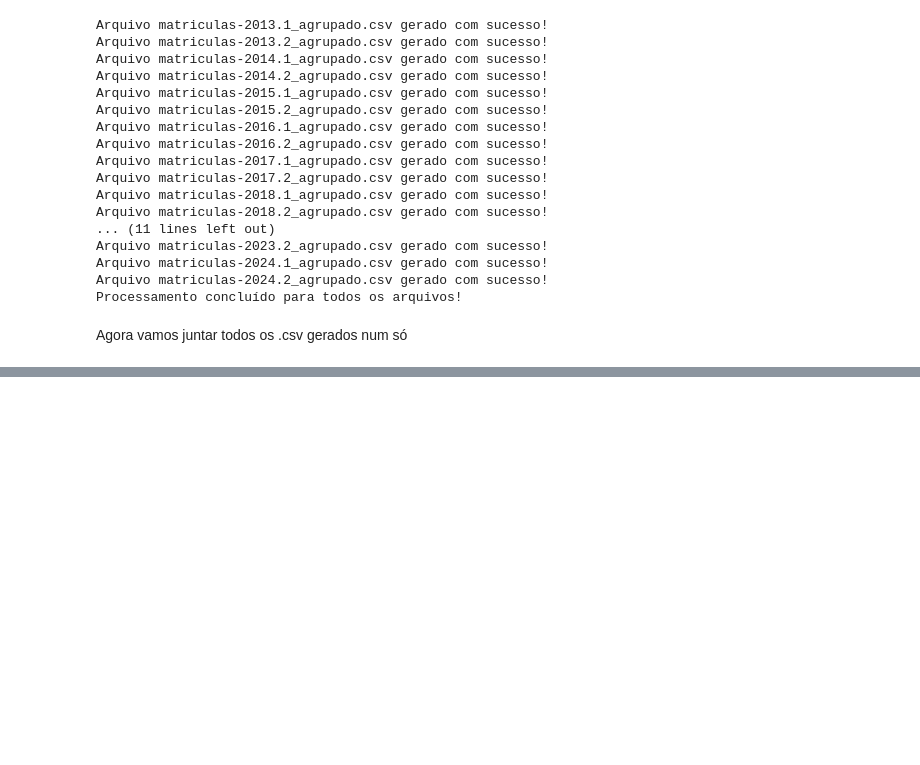
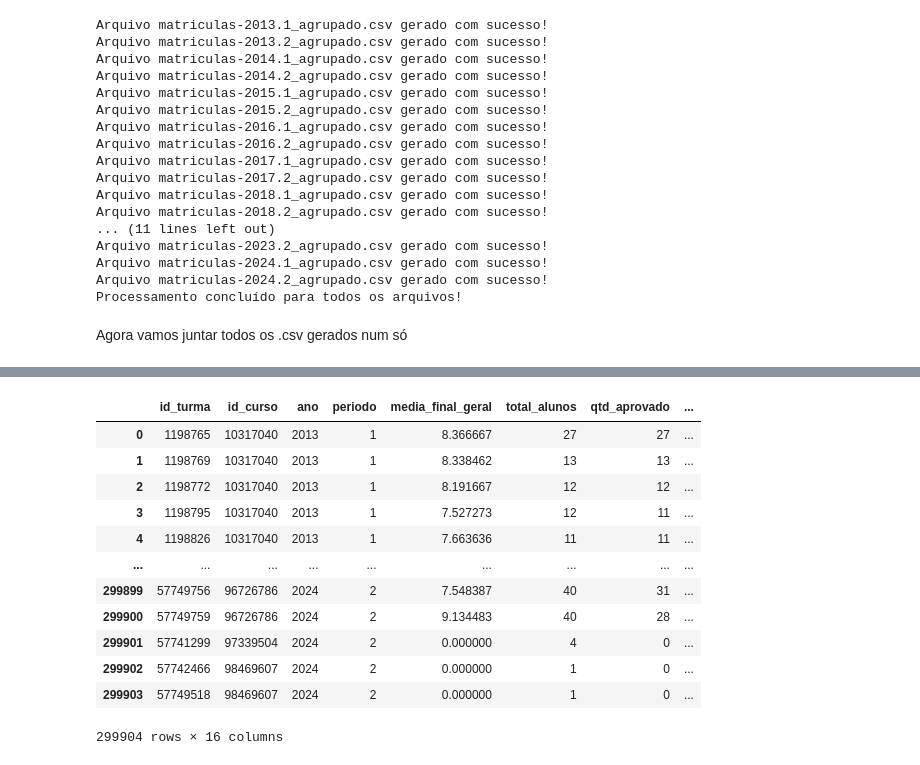
Before and after one commit to PETCC-UFRN/data-pet, a Jupyter notebook: 2.0-dados-abertos-UFRN/1-limpeza-de-dados/notebooks/tratamentoMatriculas.ipynb, the cells around one changed output, grey strips where cells are left out. Cells and saved outputs as stored; diff of their text form; code cells hidden in the pictures; blank space fills up the shorter version.

Commit message:
add id_curso ao dataset de turmas_geral.csv e correção do notebook de tratamento de matrículas

```diff
--- a/2.0-dados-abertos-UFRN/1-limpeza-de-dados/notebooks/tratamentoMatriculas.ipynb
+++ b/2.0-dados-abertos-UFRN/1-limpeza-de-dados/notebooks/tratamentoMatriculas.ipynb
@@ -222,0 +413,18 @@ Período abrangido: 2013 a 2024
+# %%
+turmas_geral = pd.read_csv('../databases/turmas_geral.csv', sep=';')
+
+turmas_geral
+# %% [output]
+|  | id_turma | id_curso | ano | periodo | media_final_geral | total_alunos | qtd_aprovado | ... |
+| 0 | 1198765 | 10317040 | 2013 | 1 | 8.366667 | 27 | 27 | ... |
+| 1 | 1198769 | 10317040 | 2013 | 1 | 8.338462 | 13 | 13 | ... |
+| 2 | 1198772 | 10317040 | 2013 | 1 | 8.191667 | 12 | 12 | ... |
+| 3 | 1198795 | 10317040 | 2013 | 1 | 7.527273 | 12 | 11 | ... |
+| 4 | 1198826 | 10317040 | 2013 | 1 | 7.663636 | 11 | 11 | ... |
+| ... | ... | ... | ... | ... | ... | ... | ... | ... |
+| 299899 | 57749756 | 96726786 | 2024 | 2 | 7.548387 | 40 | 31 | ... |
+| 299900 | 57749759 | 96726786 | 2024 | 2 | 9.134483 | 40 | 28 | ... |
+| 299901 | 57741299 | 97339504 | 2024 | 2 | 0.000000 | 4 | 0 | ... |
+| 299902 | 57742466 | 98469607 | 2024 | 2 | 0.000000 | 1 | 0 | ... |
+| 299903 | 57749518 | 98469607 | 2024 | 2 | 0.000000 | 1 | 0 | ... |
+299904 rows × 16 columns
```
Also changed, not shown: parts of 4 cells of this notebook, 2 other files.
